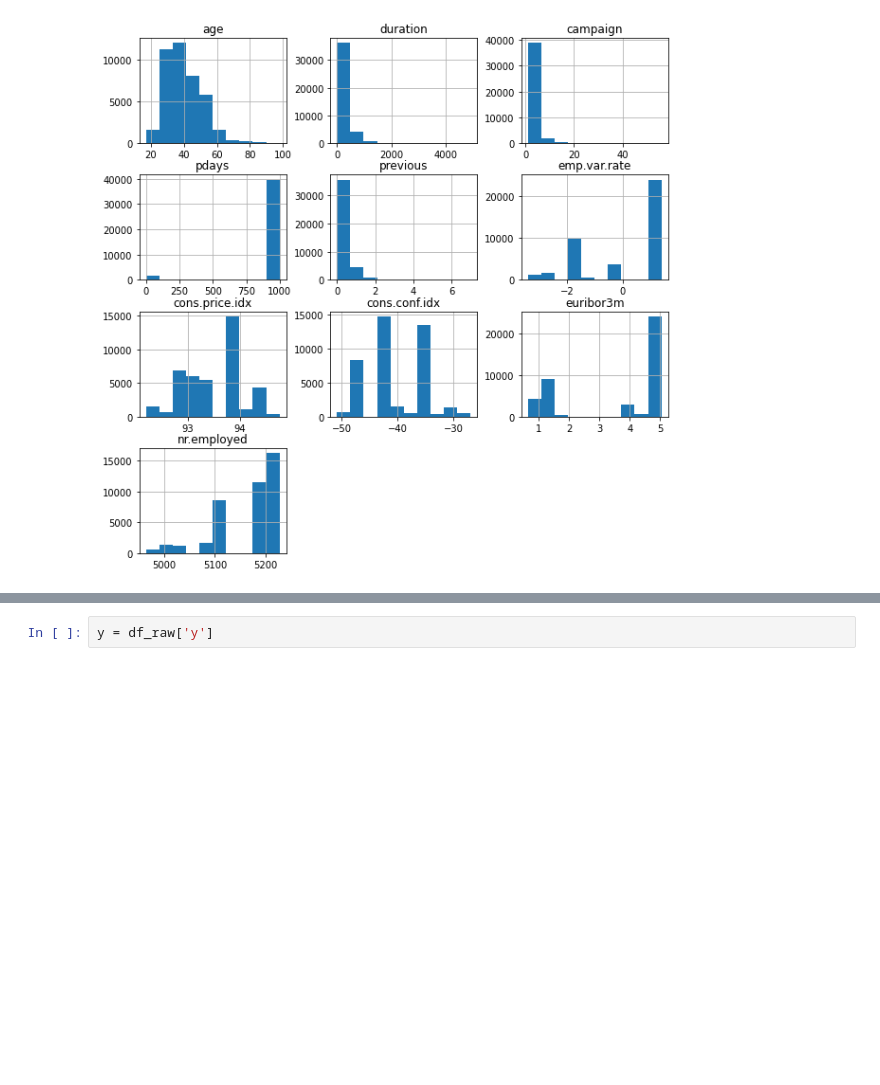
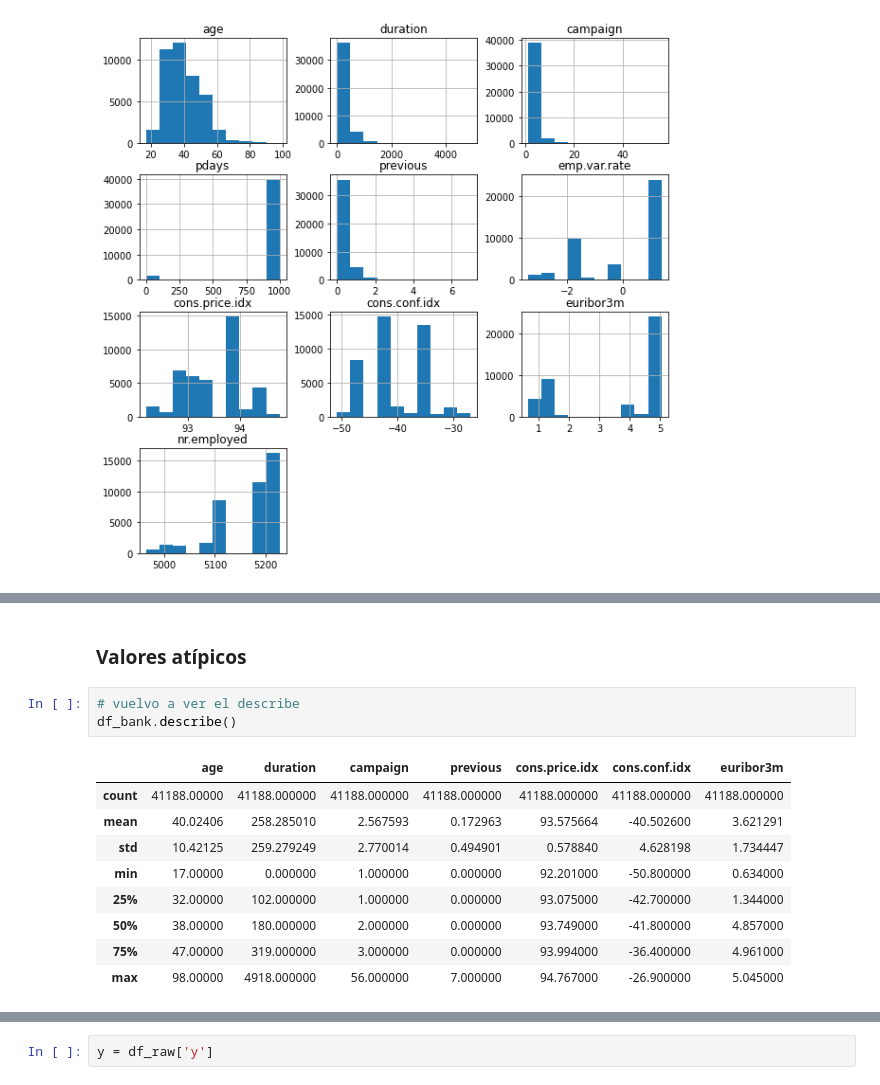
Before and after one commit to RominaGonella/Logistic-Regression-Project-Tutorial, a Jupyter notebook: src/explore.ipynb, the cells around one changed output, grey strips where cells are left out. Cells and saved outputs as stored; diff of their text form; blank space fills up the shorter version.

```diff
--- a/src/explore.ipynb
+++ b/src/explore.ipynb
@@ -400,0 +446,15 @@ X = df_raw.drop(columns = ['y'])
+# %% [markdown]
+### Valores atípicos
+# %%
+# vuelvo a ver el describe
+df_bank.describe()
+# %% [output]
+|  | age | duration | campaign | previous | cons.price.idx | cons.conf.idx | euribor3m |
+| count | 41188.00000 | 41188.000000 | 41188.000000 | 41188.000000 | 41188.000000 | 41188.000000 | 41188.000000 |
+| mean | 40.02406 | 258.285010 | 2.567593 | 0.172963 | 93.575664 | -40.502600 | 3.621291 |
+| std | 10.42125 | 259.279249 | 2.770014 | 0.494901 | 0.578840 | 4.628198 | 1.734447 |
+| min | 17.00000 | 0.000000 | 1.000000 | 0.000000 | 92.201000 | -50.800000 | 0.634000 |
+| 25% | 32.00000 | 102.000000 | 1.000000 | 0.000000 | 93.075000 | -42.700000 | 1.344000 |
+| 50% | 38.00000 | 180.000000 | 2.000000 | 0.000000 | 93.749000 | -41.800000 | 4.857000 |
+| 75% | 47.00000 | 319.000000 | 3.000000 | 0.000000 | 93.994000 | -36.400000 | 4.961000 |
+| max | 98.00000 | 4918.000000 | 56.000000 | 7.000000 | 94.767000 | -26.900000 | 5.045000 |
```
Also changed, not shown: parts of 21 cells of this notebook.
